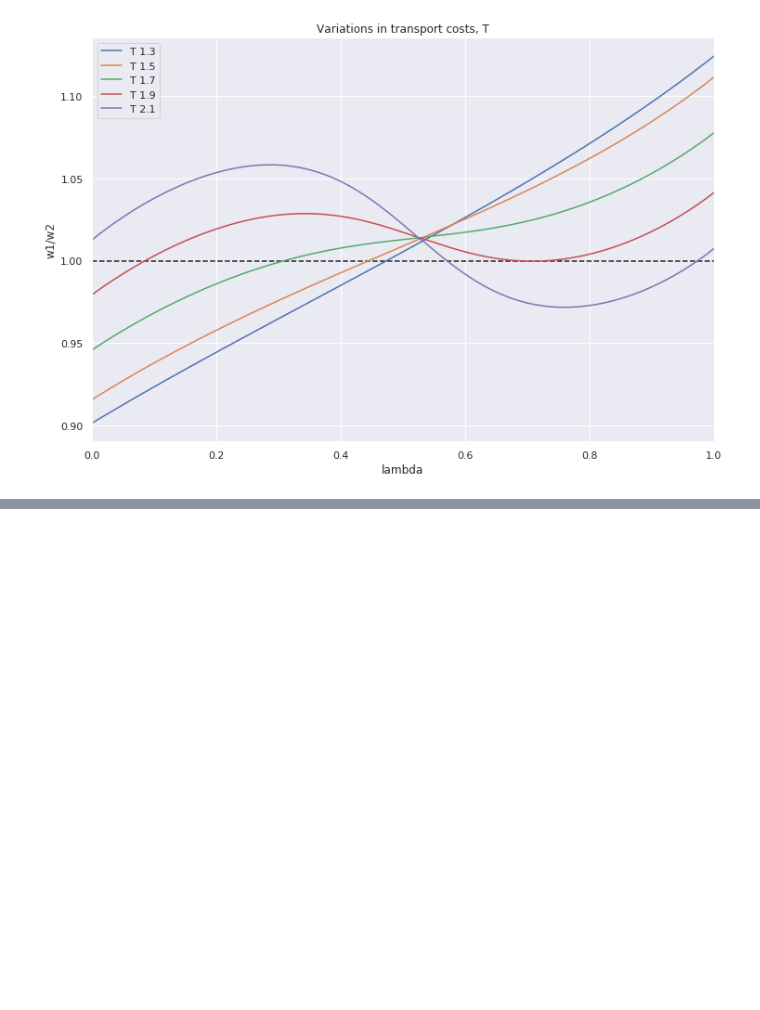
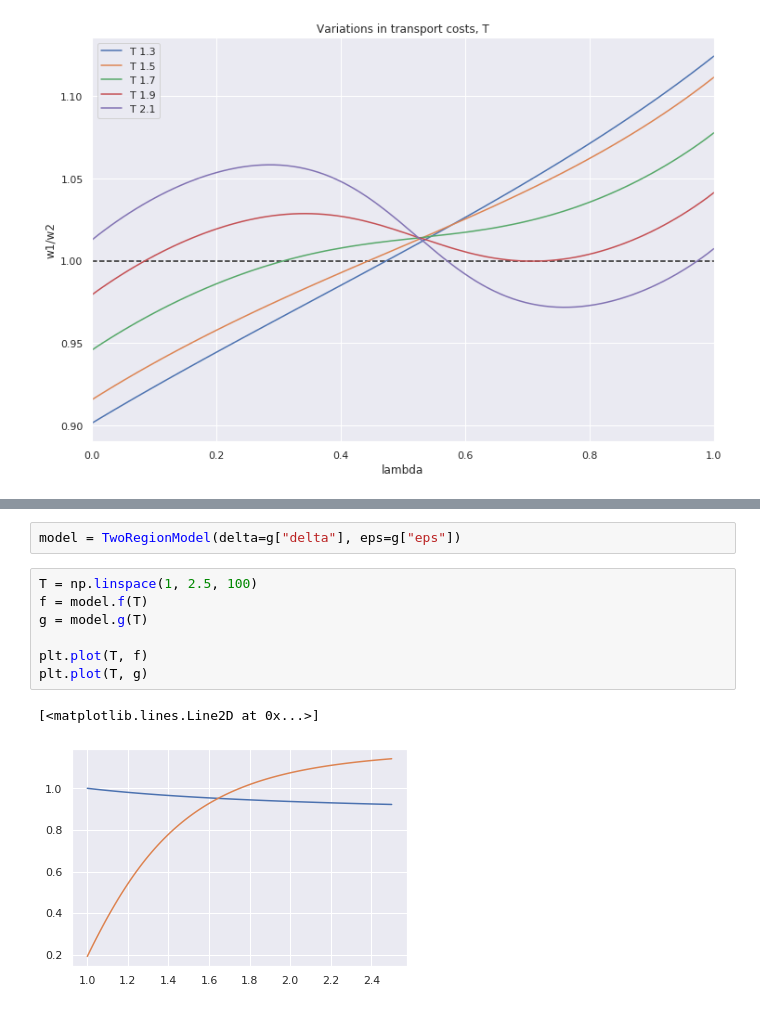
Before and after one commit to NoFishLikeIan/tinbergen, a Jupyter notebook: homework/spatial/Assignment.ipynb, the cells around one changed output, grey strips where cells are left out. Drawn from its saved outputs; the diff is of its cells as text; blank space fills up the shorter version.

```diff
--- a/homework/spatial/Assignment.ipynb
+++ b/homework/spatial/Assignment.ipynb
@@ -38,0 +28,12 @@ wr, tom = plotting.triplet_plot(model, figsize=(24, 12))
+# %%
+model = TwoRegionModel(delta=g["delta"], eps=g["eps"])
+# %%
+T = np.linspace(1, 2.5, 100)
+f = model.f(T)
+g = model.g(T)
+
+plt.plot(T, f)
+plt.plot(T, g)
+# %% [output]
+[<matplotlib.lines.Line2D at 0x...>]
+[figure, added]
```
Also changed, not shown: parts of 5 cells of this notebook, 1 other file.
